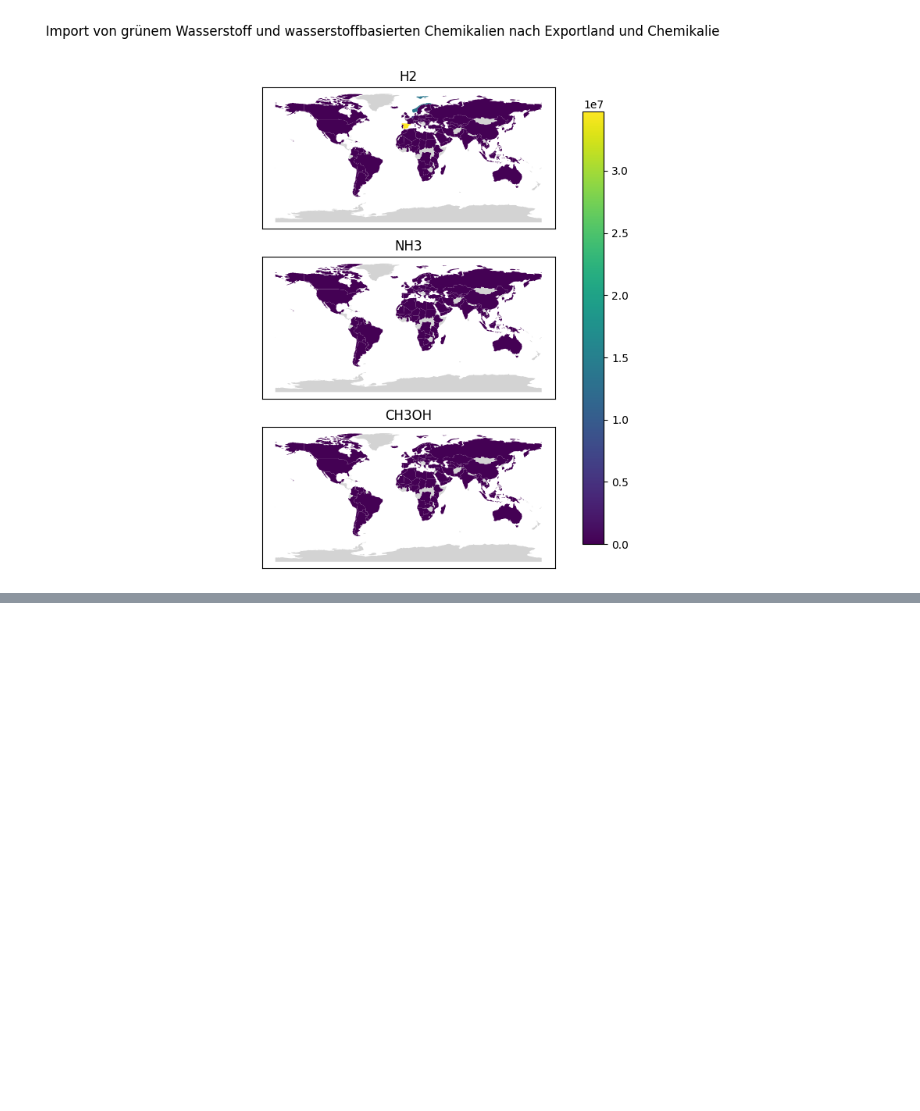
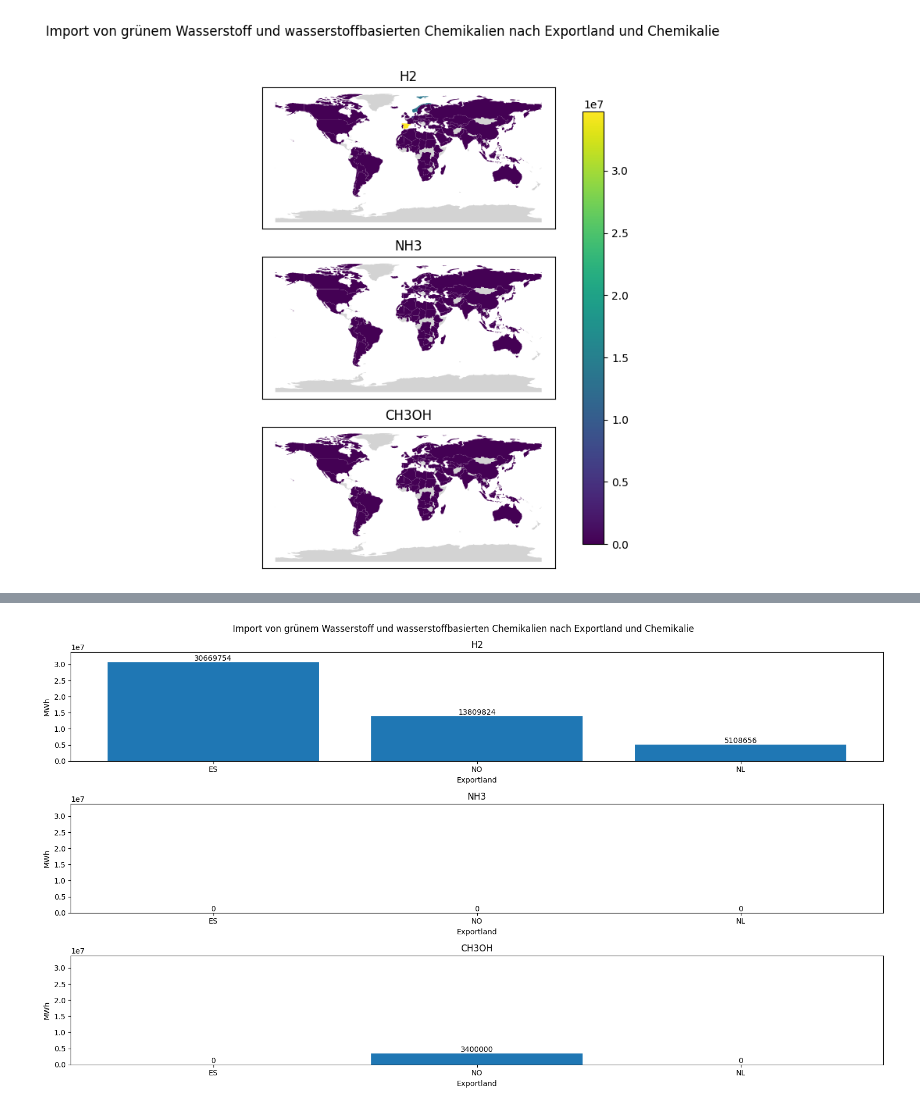
Before and after one commit to FaKurz/hydro_opt, a Jupyter notebook: demonstration.ipynb, the cells around one changed output, grey strips where cells are left out. Drawn from its saved outputs; the diff is of its cells as text; code cells hidden in the pictures; blank space fills up the shorter version.

```diff
--- a/demonstration.ipynb
+++ b/demonstration.ipynb
@@ -71,3 +51,7 @@ t2.visualize()
+# %%
+t2.visualize(what = "commodities", vis_style = "bar")
+# %% [output]
+[figure, added]
 # %%
 t2.visualize(what="hydrogen_conversion", vis_style="bar")
 # %% [output]
```
Also changed, not shown: parts of 5 cells of this notebook, 5 other files.
